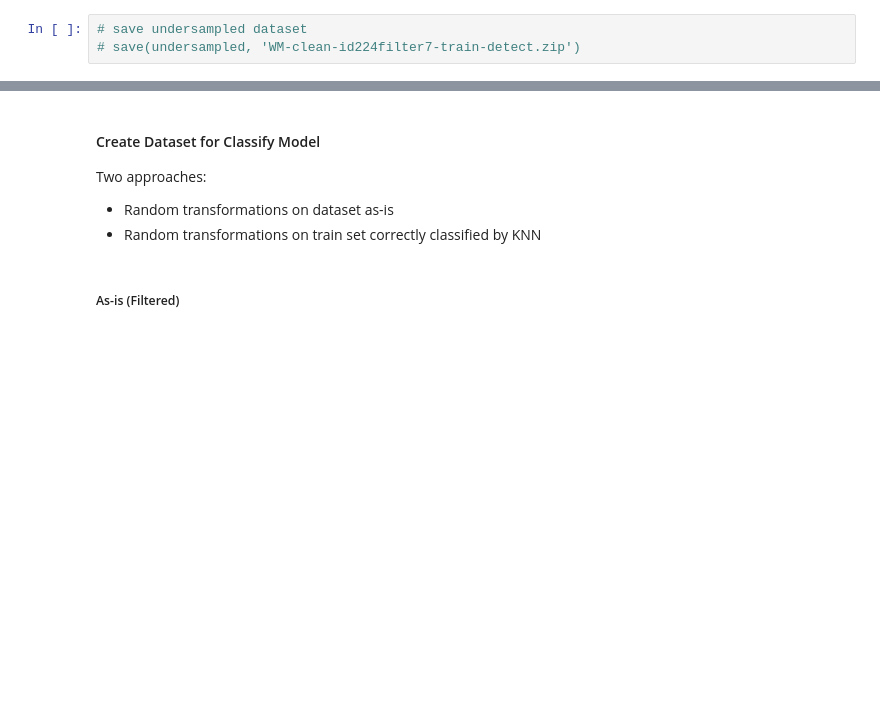
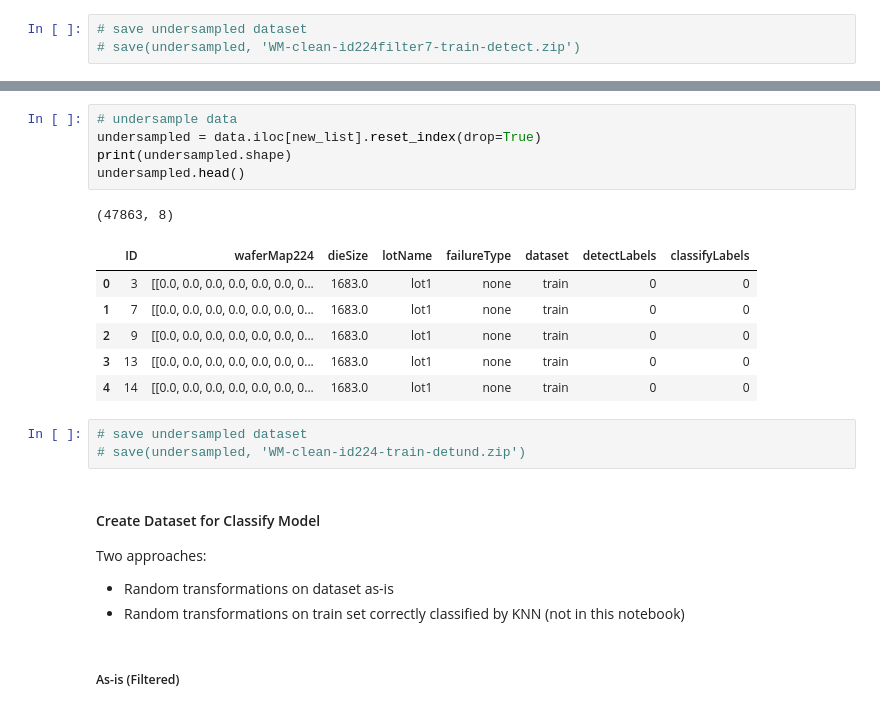
Before and after one commit to sngatzemeier/Wafer-Defect-Classification, a Jupyter notebook: Lea/code/wmclean_data_augmentation.ipynb, the cells around one changed output, grey strips where cells are left out. Saved outputs shown, nothing was run; the diff lists cells and outputs as text; blank space fills up the shorter version.

```diff
--- a/Lea/code/wmclean_data_augmentation.ipynb
+++ b/Lea/code/wmclean_data_augmentation.ipynb
@@ -53,8 +96,24 @@ undersampled.head()
+# %%
+# undersample data
+undersampled = data.iloc[new_list].reset_index(drop=True)
+print(undersampled.shape)
+undersampled.head()
+# %% [output]
+(47863, 8)
+|  | ID | waferMap224 | dieSize | lotName | failureType | dataset | detectLabels | classifyLabels |
+| 0 | 3 | [[0.0, 0.0, 0.0, 0.0, 0.0, 0.0, 0... | 1683.0 | lot1 | none | train | 0 | 0 |
+| 1 | 7 | [[0.0, 0.0, 0.0, 0.0, 0.0, 0.0, 0... | 1683.0 | lot1 | none | train | 0 | 0 |
+| 2 | 9 | [[0.0, 0.0, 0.0, 0.0, 0.0, 0.0, 0... | 1683.0 | lot1 | none | train | 0 | 0 |
+| 3 | 13 | [[0.0, 0.0, 0.0, 0.0, 0.0, 0.0, 0... | 1683.0 | lot1 | none | train | 0 | 0 |
+| 4 | 14 | [[0.0, 0.0, 0.0, 0.0, 0.0, 0.0, 0... | 1683.0 | lot1 | none | train | 0 | 0 |
+# %%
+# save undersampled dataset
+# save(undersampled, 'WM-clean-id224-train-detund.zip')
 # %% [markdown]
 #### Create Dataset for Classify Model
 Two approaches:
 - Random transformations on dataset as-is
-- Random transformations on train set correctly classified by KNN
+- Random transformations on train set correctly classified by KNN (not in this notebook)
 # %% [markdown]
 ##### As-is (Filtered)
 # %%
```
Also changed, not shown: parts of 5 cells of this notebook, 1 other file.
